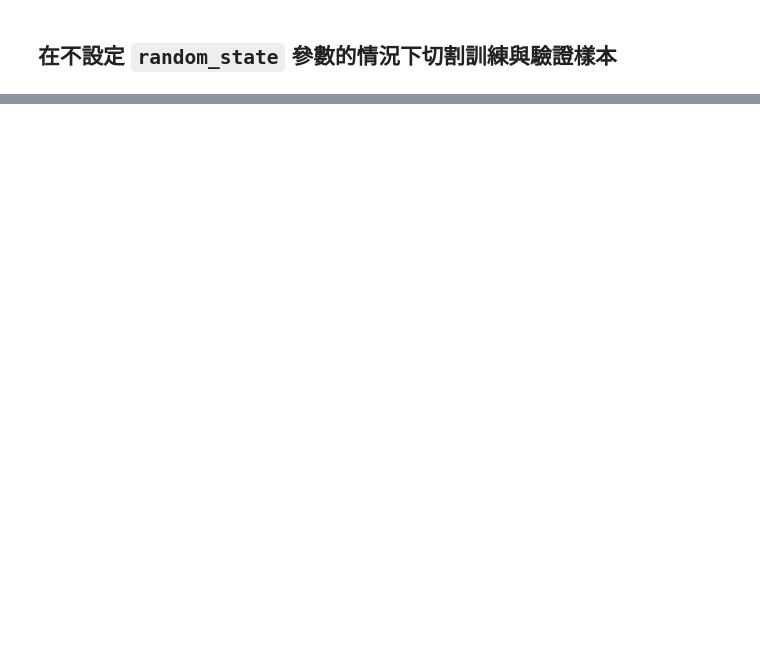
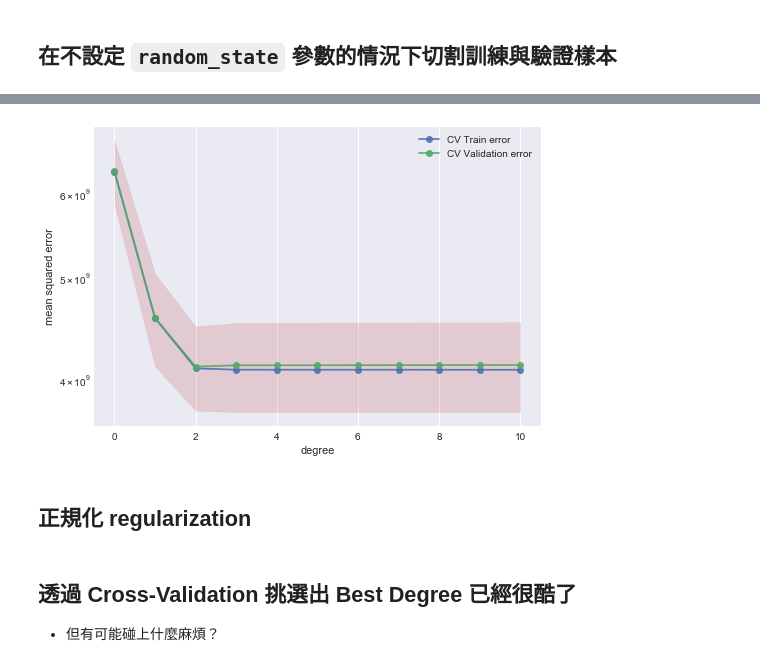
Before and after one commit to yaojenkuo/python_4_ds, a Jupyter notebook: regression.ipynb, the cells around one changed output, grey strips where cells are left out. Drawn from its saved outputs; the diff is of its cells as text; code cells hidden in the pictures; blank space fills up the shorter version.

Commit message:
updated regularization

```diff
--- a/regression.ipynb
+++ b/regression.ipynb
@@ -1023,0 +1037,6 @@ plt.show()
+# %%
+from sklearn.model_selection import KFold
+
+n_folds = 4
+labeled_data_m = train.shape[0]
+kfold = KFold(n_folds)
@@ -1023,0 +1086,46 @@ plt.show()
+# %%
+cv_df = train[["YearBuilt", "SalePrice"]]
+cv_x = cv_df["YearBuilt"].values
+cv_y = cv_df["SalePrice"].values
+# %%
+def get_cv_errors(n_folds=4, degree=11):
+    degrees=range(degree)
+    train_errors = np.zeros((degree, n_folds))
+    validation_errors = np.zeros((degree, n_folds))
+    fold = 0
+    labeled_data_m = len(cv_x)
+    for train, valid in KFold(n_folds, shuffle=True).split(range(labeled_data_m)):
+        train_dict, validation_dict = make_features(cv_x[train], cv_x[valid], degrees)
+        for d in degrees:
+            regressor = linear_model.LinearRegression()
+            regressor.fit(train_dict[d], cv_y[train])
+            train_errors[d, fold] = mean_squared_error(cv_y[train], regressor.predict(train_dict[d]))
+            validation_errors[d, fold] = mean_squared_error(cv_y[valid], regressor.predict(validation_dict[d]))
+        fold += 1
+    mean_train_errors = train_errors.mean(axis=1)
+    mean_validation_errors = validation_errors.mean(axis=1)
+    std_train_errors = train_errors.std(axis=1)
+    std_validation_errors = validation_errors.std(axis=1)
+    best_degree = np.argmin(mean_validation_errors)
+    return mean_train_errors, mean_validation_errors, std_train_errors, std_validation_errors, best_degree
+# %%
+mean_train_errors, mean_validation_errors, std_train_errors, std_validation_errors, best_degree = get_cv_errors()
+# %%
+degrees = range(11)
+c2 = sns.color_palette()[2]
+plt.plot(degrees, mean_train_errors, marker='o', label='CV Train error', alpha=0.9)
+plt.plot(degrees, mean_validation_errors, marker='o', label='CV Validation error', alpha=0.9)
+plt.fill_between(degrees, mean_validation_errors - std_validation_errors, mean_validation_errors + std_validation_errors, color=c2, alpha=0.2)
+plt.ylabel('mean squared error')
+plt.xlabel('degree')
+plt.legend(loc='upper right')
+plt.yscale("log")
+plt.show()
+# %% [output]
+[figure, added]
+# %% [markdown]
+## 正規化 regularization
+# %% [markdown]
+## 透過 Cross-Validation 挑選出 Best Degree 已經很酷了
+
+- 但有可能碰上什麼麻煩？
```
Also changed, not shown: parts of 30 cells of this notebook, 1 other file.
